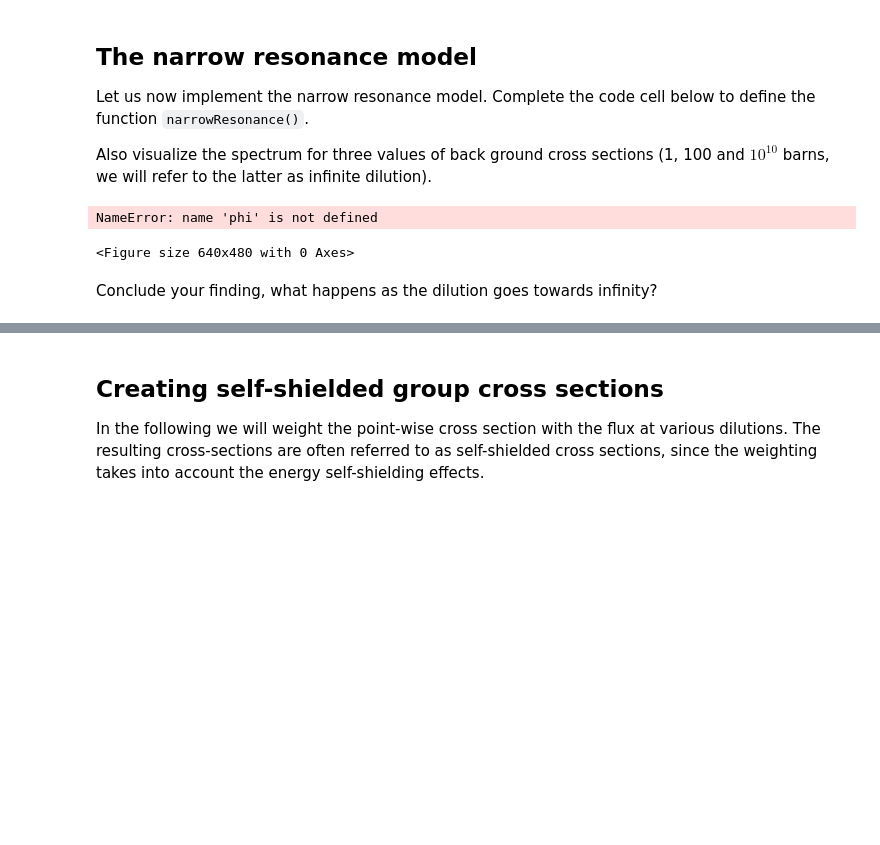
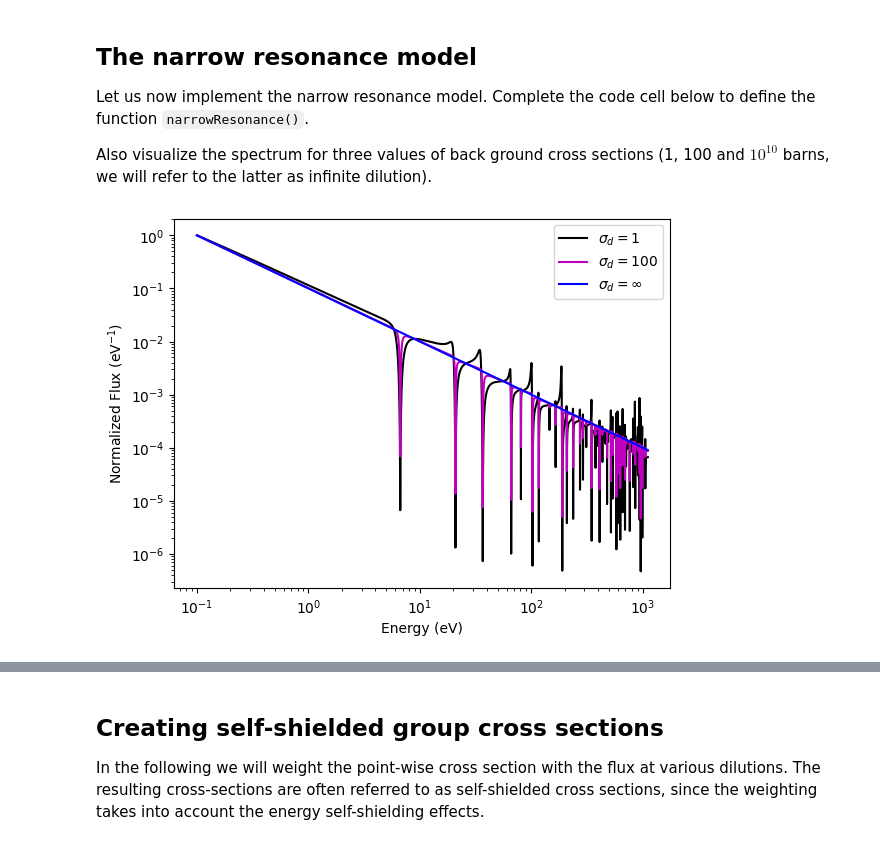
Before and after one commit to AlexHedene/Prog2_Projects, a Jupyter notebook: Reactor_physics/projectReconstruct/ND4_SelfShielding.ipynb, the cells around one changed output, grey strips where cells are left out. Drawn from its saved outputs; the diff is of its cells as text; code cells hidden in the pictures; blank space fills up the shorter version.

```diff
--- a/Reactor_physics/projectReconstruct/ND4_SelfShielding.ipynb
+++ b/Reactor_physics/projectReconstruct/ND4_SelfShielding.ipynb
@@ -96,33 +96,30 @@ Also visualize the spectrum for three values of back ground cross sections (1, 1
 # %%
 def narrowResonance(E, sigma_ar, sigma_sr, sigma_d):
     """Function to calculate the spectrum according to the Narrow Resonance model.
 
     Parameters
     ----------
     E : list of float
         List of energy values where the point-wise cross sections are given and the
         spectrum is to be evaluated
     sigma_ar : list of float
         Point-wise absorption cross section of the resonant nuclide at energies given by E
     sigma_sr : list of float
         Point-wise scattering cross section of the resonant nuclide at energies given by E
     sigma_d : float
         Background cross section
     """
     sigma_t = sigma_ar + sigma_sr
     phi = 1/((sigma_t + sigma_d)*E)
     return phi/phi[0] #Normalize so flux at various dilution is readily comparable
 
 plt.figure()
-plt.loglog(E,narrowResonance(E,sigma_ar,sigma_sr,1),'k',label='$\sigma_d=1$')
-plt.loglog(E,narrowResonance(E,sigma_ar,sigma_sr,100),'m',label='$\sigma_d=100$')
-plt.loglog(E,narrowResonance(E,sigma_ar,sigma_sr,1e10),'b',label='$\sigma_d=\infty$')
+plt.loglog(E,narrowResonance(E,sigma_ar,sigma_sr,1),'k',label=r'$\sigma_d=1$')
+plt.loglog(E,narrowResonance(E,sigma_ar,sigma_sr,100),'m',label=r'$\sigma_d=100$')
+plt.loglog(E,narrowResonance(E,sigma_ar,sigma_sr,1e10),'b',label=r'$\sigma_d=\infty$')
 plt.xlabel('Energy (eV)')
 plt.ylabel('Normalized Flux (eV$^{-1}$)')
 plt.legend()
 plt.show()
 # %% [output]
-NameError: name 'phi' is not defined
-<Figure size 640x480 with 0 Axes>
+[figure, added]
-# %% [markdown]
-Conclude your finding, what happens as the dilution goes towards infinity?
```
Also changed, not shown: parts of 4 cells of this notebook, 1 other file.
